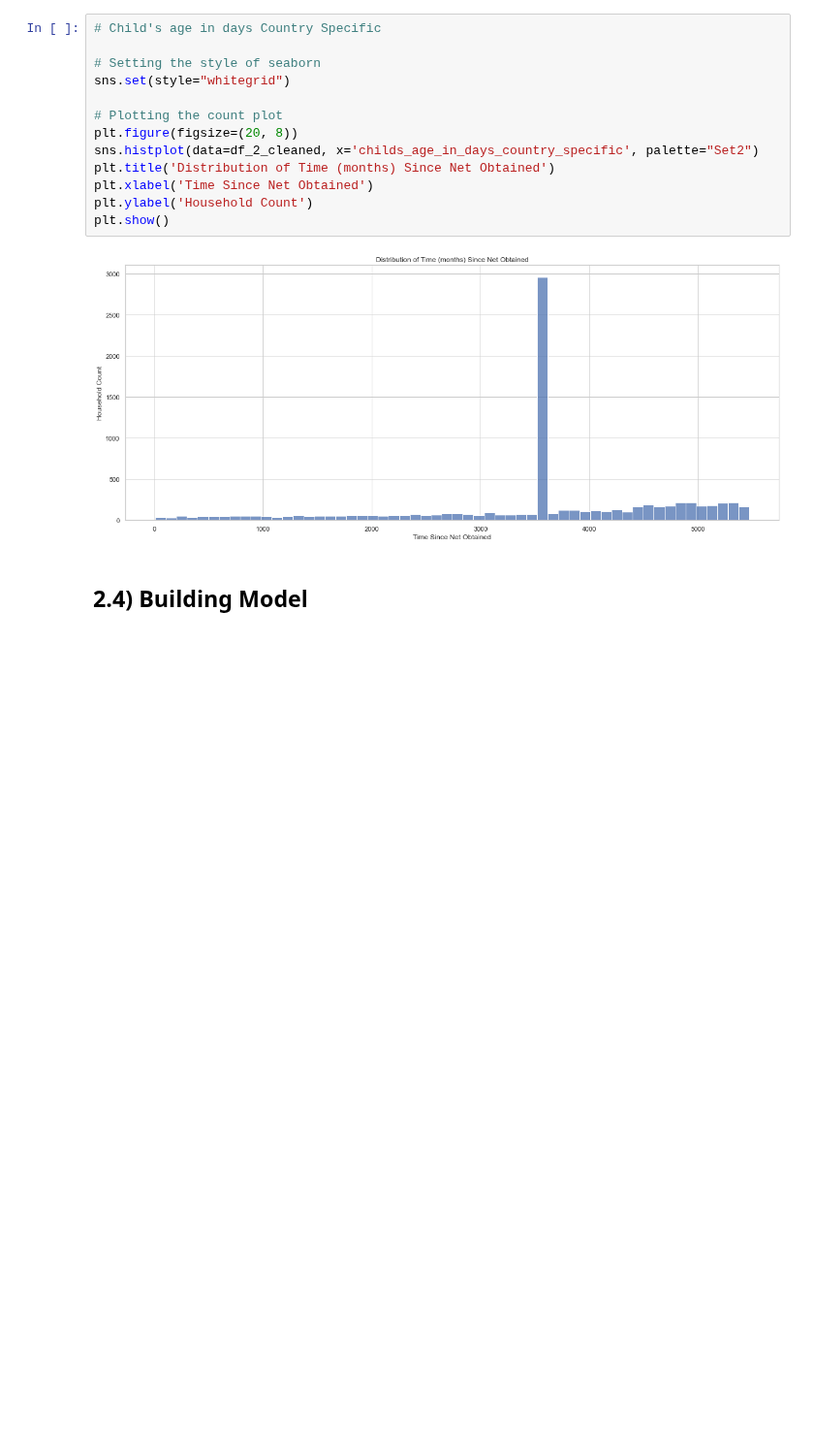
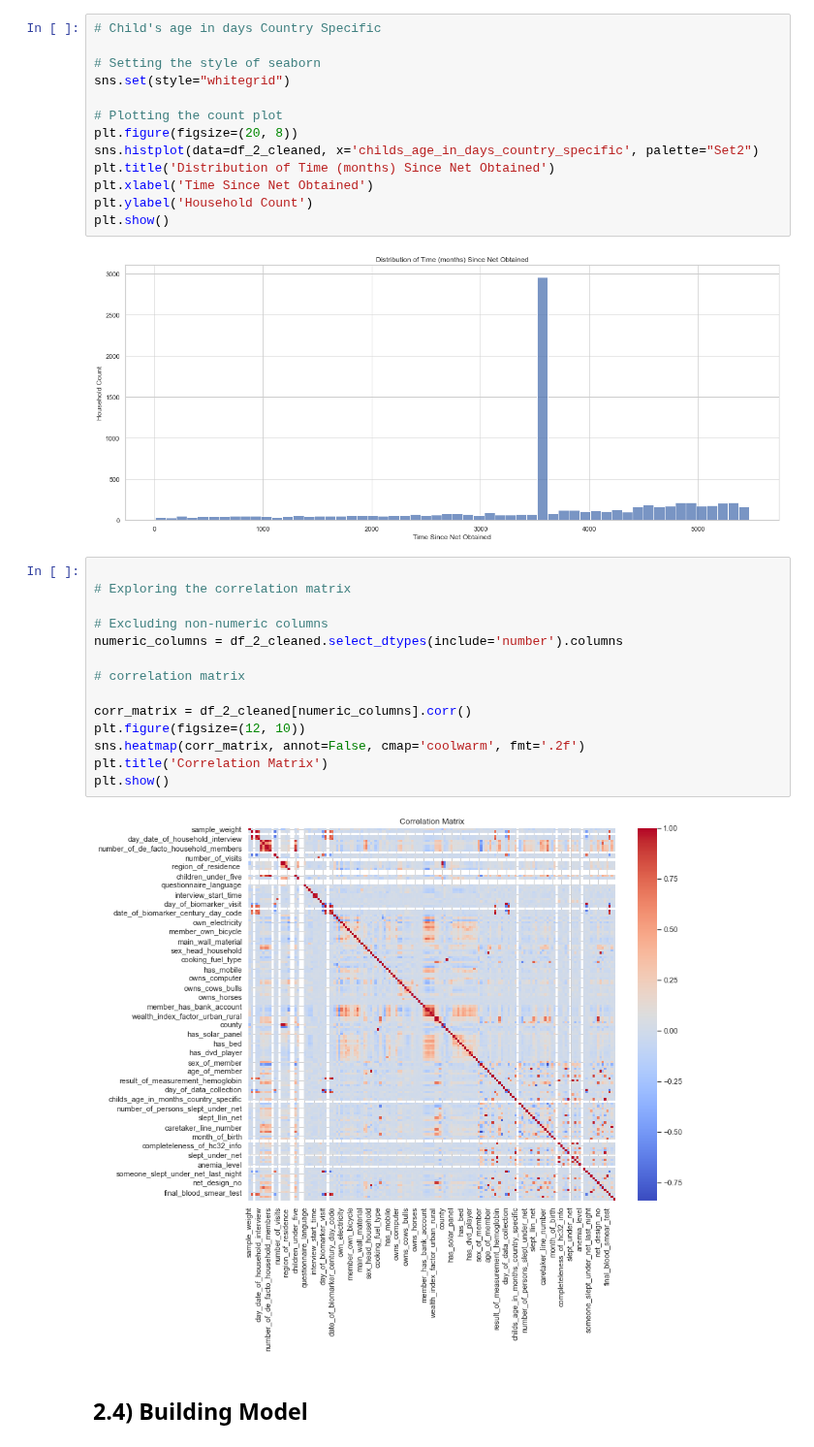
Before and after one commit to Dominic-Mu/dsc-phase-5-group-14-project, a Jupyter notebook: index.ipynb, the cells around one changed output. Shown at 97% size. Saved outputs shown, nothing was run; the diff lists cells and outputs as text; blank space fills up the shorter version.

```diff
--- a/index.ipynb
+++ b/index.ipynb
@@ -914,6 +914,22 @@ plt.ylabel('Household Count')
 plt.show()
 # %% [output]
 [figure]
+# %%
+
+# Exploring the correlation matrix
+
+# Excluding non-numeric columns
+numeric_columns = df_2_cleaned.select_dtypes(include='number').columns
+
+# correlation matrix
+
+corr_matrix = df_2_cleaned[numeric_columns].corr()
+plt.figure(figsize=(12, 10))
+sns.heatmap(corr_matrix, annot=False, cmap='coolwarm', fmt='.2f')
+plt.title('Correlation Matrix')
+plt.show()
+# %% [output]
+[figure, added]
 # %% [markdown]
 ## 2.4) Building Model
 # %%
```
Also changed, not shown: parts of 12 cells of this notebook, 3 other files.
